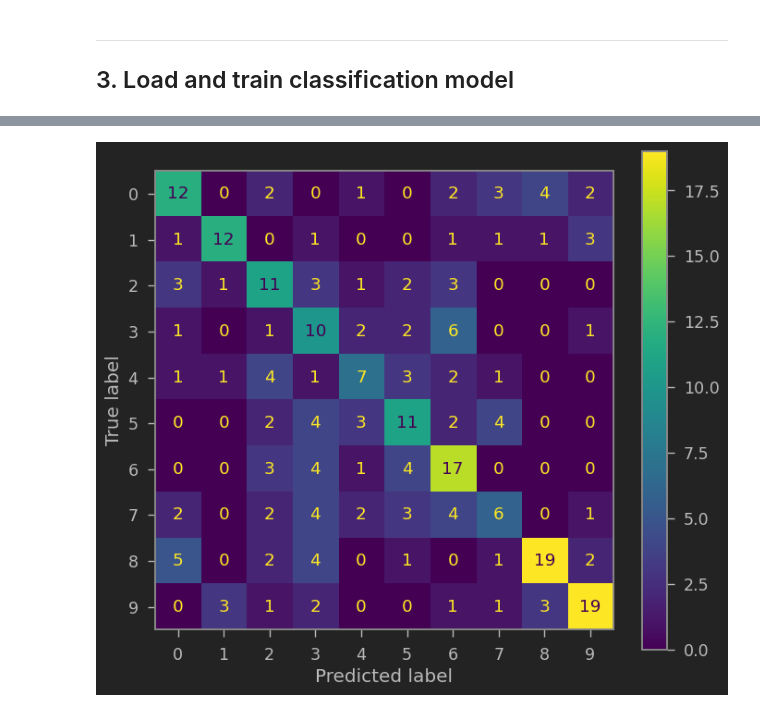
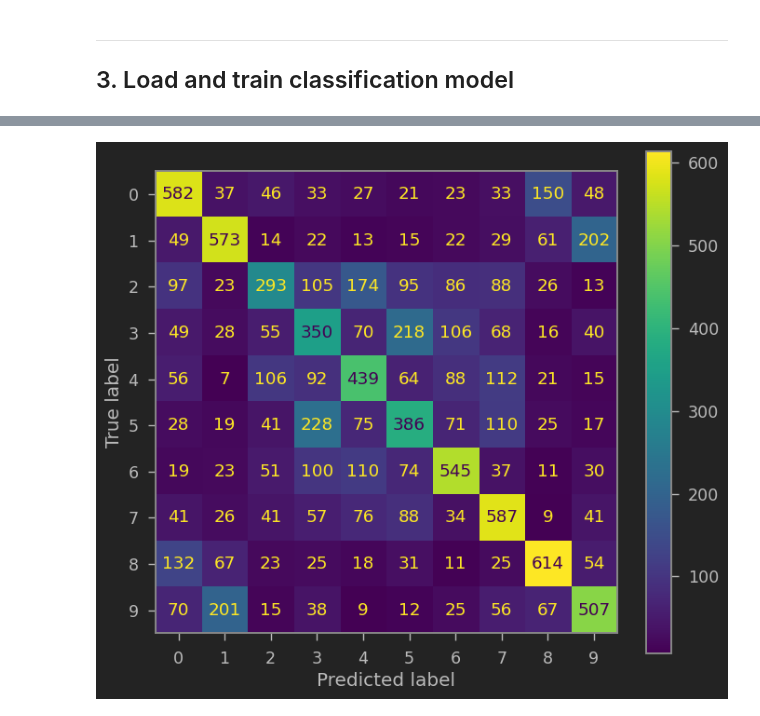
Before and after one commit to NikyParfenov/MIL_CV_pet-case, a Jupyter notebook: main.ipynb, the cells around one changed output, grey strips where cells are left out. Saved outputs shown, nothing was run; the diff lists cells and outputs as text; code cells hidden in the pictures.

```diff
--- a/main.ipynb
+++ b/main.ipynb
@@ -274,6 +208,16 @@ Encoder(
 # %%
-clas_model = ClassificationModel(input_dim=chosen_dim, pretrained_encoder=pretrained_encoder).to(device)
-summary(clas_model, (3, 32, 32))
+HIDDEN_DIMENSION = 512
+device = torch.device('cuda:0' if torch.cuda.is_available() else 'cpu')
+model = FinalModel(Encoder(HIDDEN_DIMENSION), Decoder(HIDDEN_DIMENSION)).to(device)
+model.load_state_dict(torch.load(f'./Models/autoencoder_model_hidden_dim_{HIDDEN_DIMENSION}.pth', map_location=device))
+
+pretrained_encoder = model.enc
+for param in pretrained_encoder.parameters():
+    param.requires_grad = False
+
+model = FinalModel(pretrained_encoder, ClassifModel(HIDDEN_DIMENSION)).to(device)
+test = ModelRun(model, device)
+test.model_train(train_loader, valid_loader, epochs=51, classification=True, file_suffix=f'_{HIDDEN_DIMENSION}')
 # %% [output]
 ----------------------------------------------------------------
         Layer (type)               Output Shape         Param #
@@ -355,14 +240,8 @@ Training is finished!
 # %%
-dataloader_iterator = iter(valid_loader)
-x, y = next(dataloader_iterator)
+device = torch.device('cpu')
+model = FinalModel(Encoder(HIDDEN_DIMENSION), ClassifModel(HIDDEN_DIMENSION)).to(device)
+model.load_state_dict(torch.load(f'./Models/classification_model_hidden_dim_{HIDDEN_DIMENSION}.pth', map_location=device))
 
-clas_model = ClassificationModel(input_dim=chosen_dim, pretrained_encoder=pretrained_encoder).to(device)
-clas_model.load_state_dict(torch.load(f'./Models/classification_model.pth', map_location=device))
-_, predicted = torch.max(clas_model(x).data, 1)
-
-cm = confusion_matrix(y, predicted)
-disp = ConfusionMatrixDisplay(confusion_matrix=cm, display_labels=np.arange(10))
-disp.plot( values_format ='.3g')
-plt.show()
+plot_confusion_matrix(valid_dataset, model)
 # %% [output]
-[figure, old version]
+[figure, new version]
```
Also changed, not shown: parts of 11 cells of this notebook, 4 other files.
